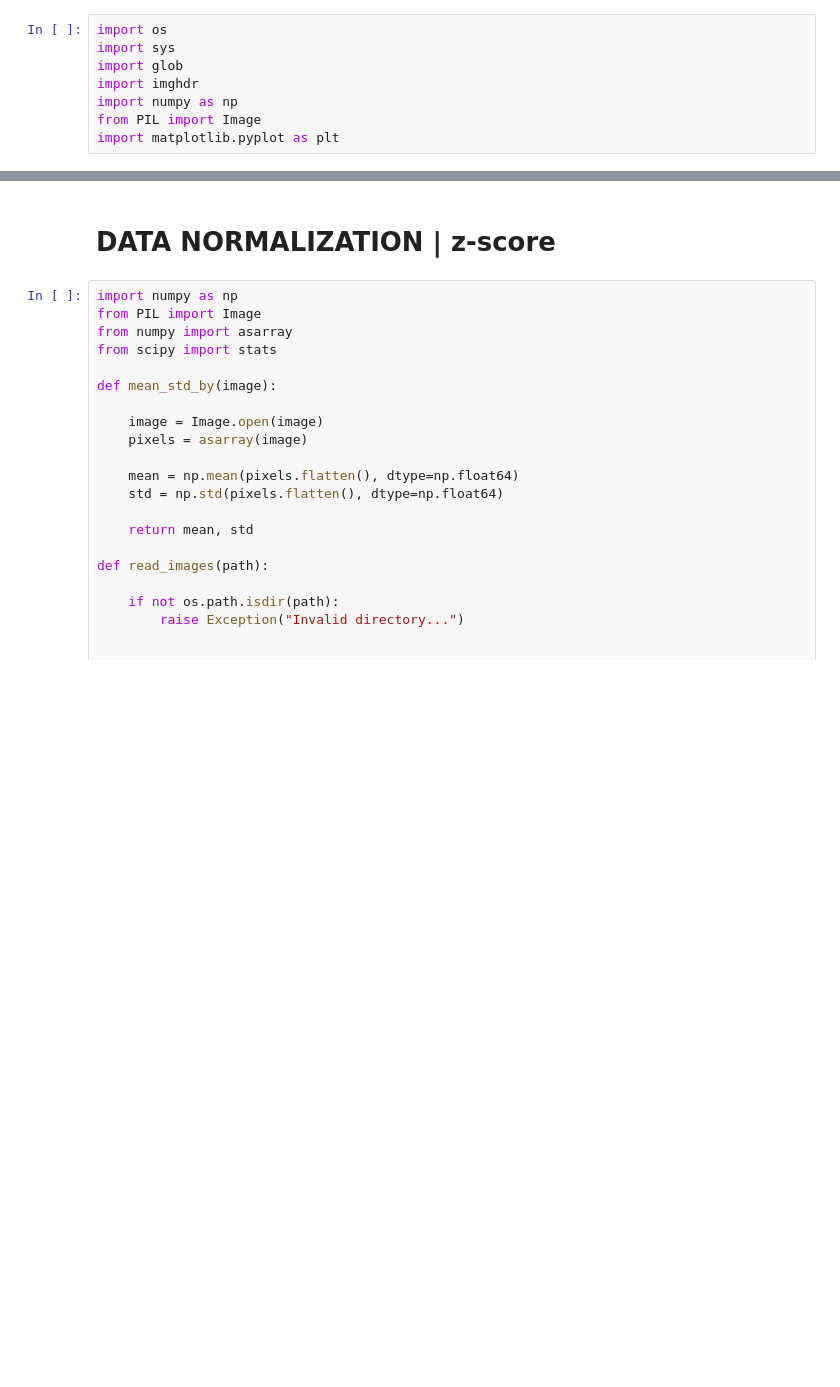
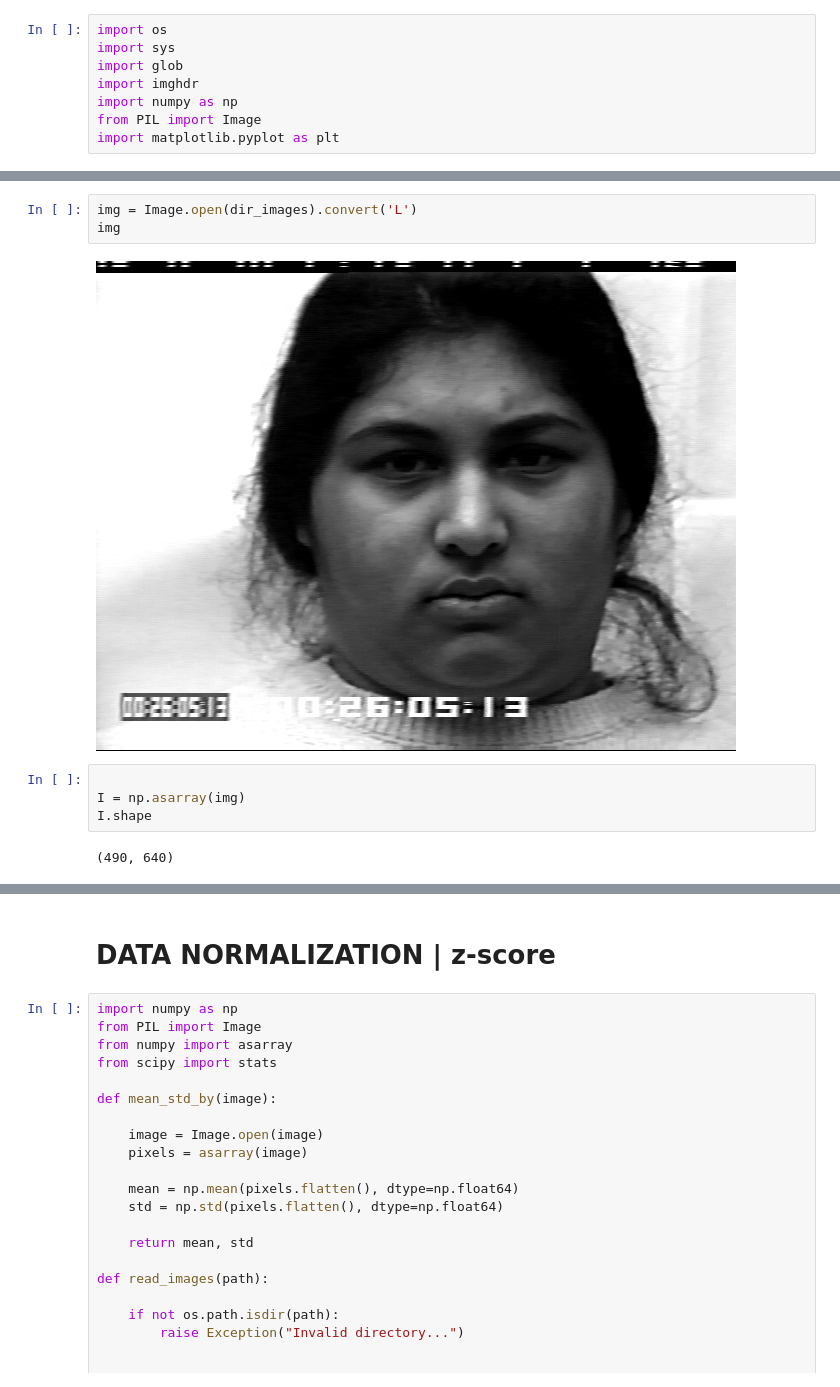
Before and after one commit to desonses/FER, a Jupyter notebook: tiff_to_jpg.ipynb, the cells around one changed output, grey strips where cells are left out. Cells and saved outputs as stored; diff of their text form; blank space fills up the shorter version.

```diff
--- a/tiff_to_jpg.ipynb
+++ b/tiff_to_jpg.ipynb
@@ -112,0 +247,11 @@ set_path = 'C:/Users/virus/source/repos/FER/datasets/CK+48/'
+# %%
+img = Image.open(dir_images).convert('L')
+img
+# %% [output]
+[figure, added]
+# %%
+
+I = np.asarray(img)
+I.shape
+# %% [output]
+(490, 640)
```
Also changed, not shown: parts of 18 cells of this notebook, 4 other files.
